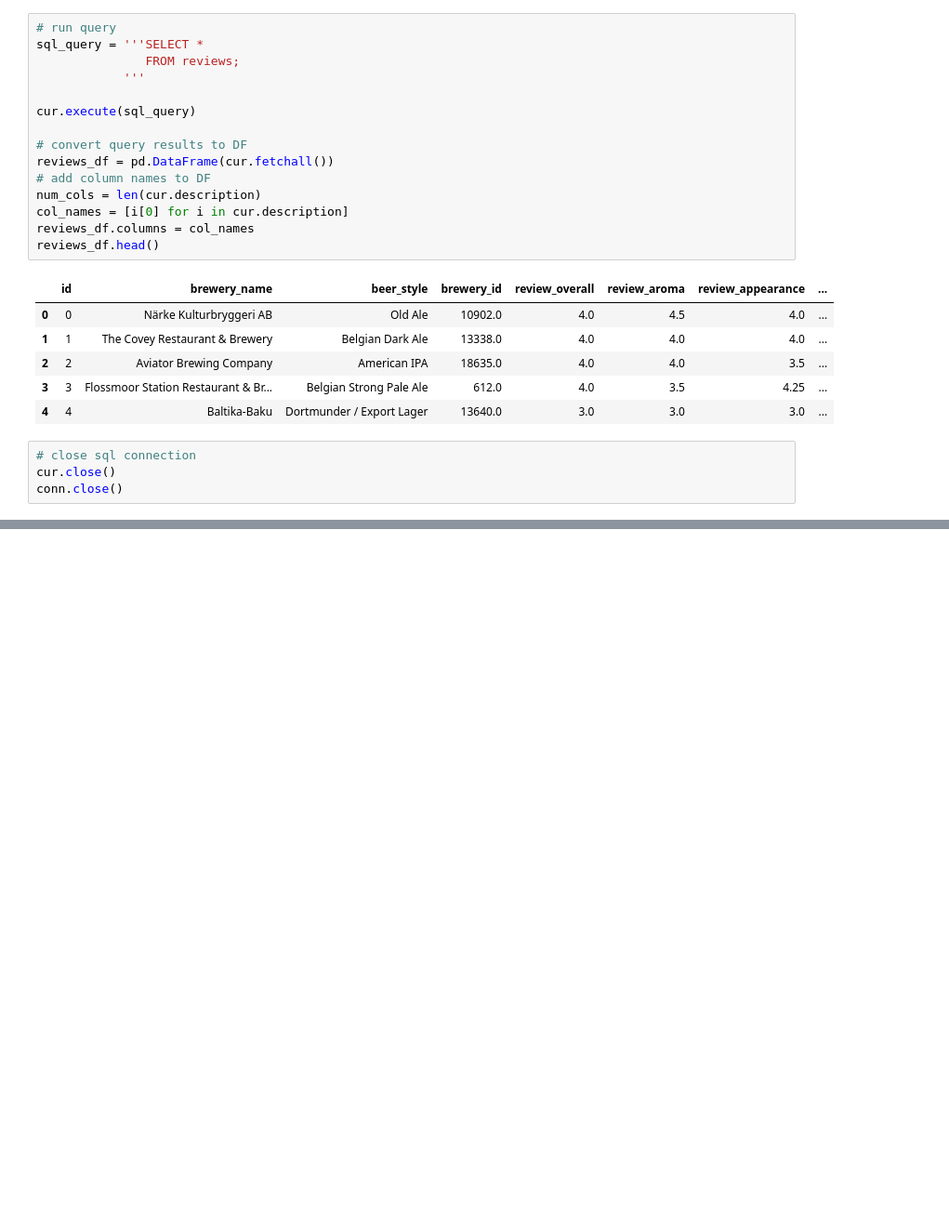
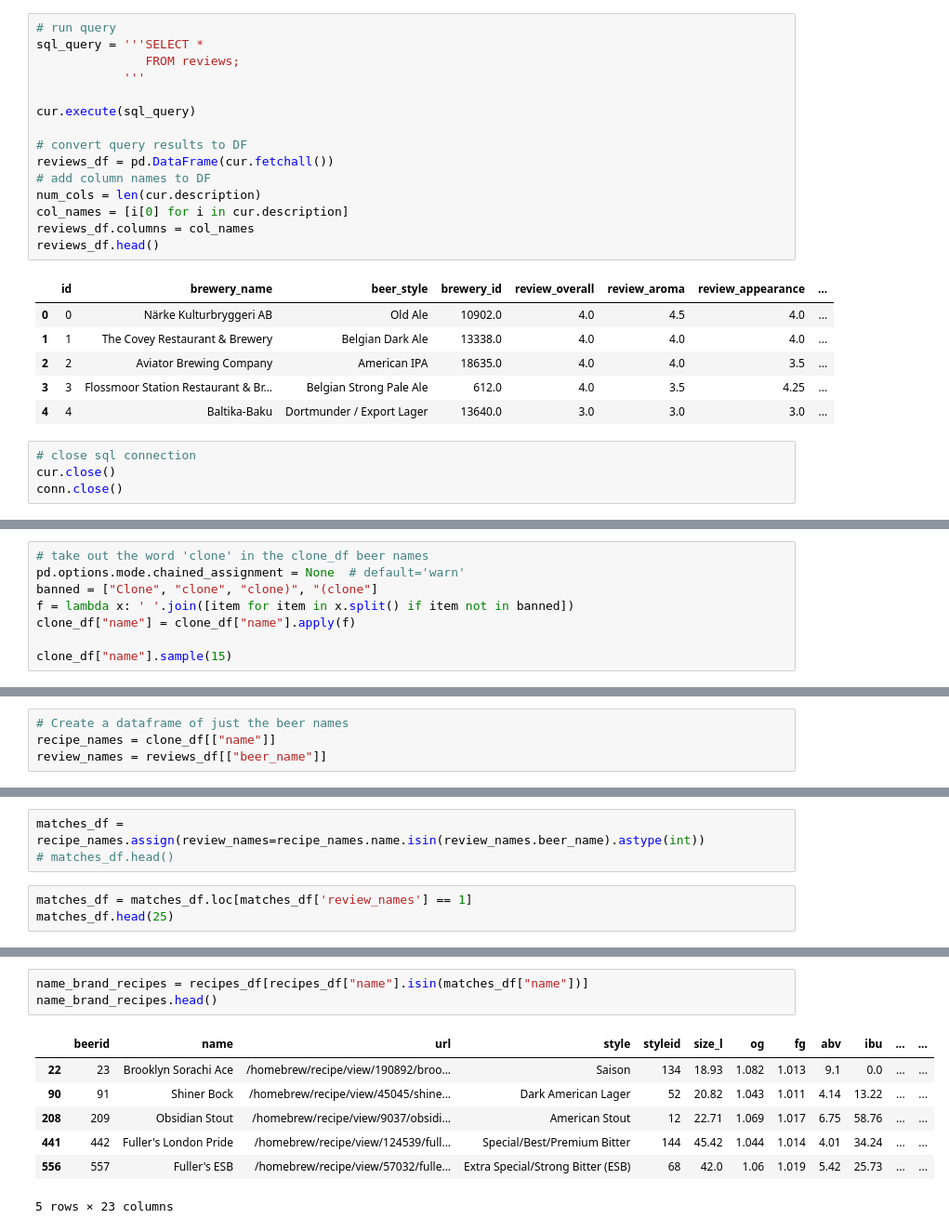
Before and after one commit to chase-dalton/Das-Boot-Brew-Review, a Jupyter notebook: Machine_learning/beer_reviews_ML.ipynb, the cells around one changed output, grey strips where cells are left out. Shown: that part at 93% size. Drawn from its saved outputs; the diff is of its cells as text; blank space fills up the shorter version.

```diff
--- a/Machine_learning/beer_reviews_ML.ipynb
+++ b/Machine_learning/beer_reviews_ML.ipynb
@@ -90,0 +187,8 @@ conn.close()
+# %%
+# take out the word 'clone' in the clone_df beer names
+pd.options.mode.chained_assignment = None  # default='warn'
+banned = ["Clone", "clone", "clone)", "(clone"]
+f = lambda x: ' '.join([item for item in x.split() if item not in banned])
+clone_df["name"] = clone_df["name"].apply(f)
+
+clone_df["name"].sample(15)
@@ -90,0 +231,4 @@ conn.close()
+# %%
+# Create a dataframe of just the beer names
+recipe_names = clone_df[["name"]]
+review_names = reviews_df[["beer_name"]]
@@ -90,0 +265,6 @@ conn.close()
+# %%
+matches_df = recipe_names.assign(review_names=recipe_names.name.isin(review_names.beer_name).astype(int))
+# matches_df.head()
+# %%
+matches_df = matches_df.loc[matches_df['review_names'] == 1]
+matches_df.head(25)
@@ -90,0 +309,11 @@ conn.close()
+# %%
+name_brand_recipes = recipes_df[recipes_df["name"].isin(matches_df["name"])]
+name_brand_recipes.head()
+# %% [output]
+|  | beerid | name | url | style | styleid | size_l | og | fg | abv | ibu | ... | ... |
+| 22 | 23 | Brooklyn Sorachi Ace | /homebrew/recipe/view/190892/broo... | Saison | 134 | 18.93 | 1.082 | 1.013 | 9.1 | 0.0 | ... | ... |
+| 90 | 91 | Shiner Bock | /homebrew/recipe/view/45045/shine... | Dark American Lager | 52 | 20.82 | 1.043 | 1.011 | 4.14 | 13.22 | ... | ... |
+| 208 | 209 | Obsidian Stout | /homebrew/recipe/view/9037/obsidi... | American Stout | 12 | 22.71 | 1.069 | 1.017 | 6.75 | 58.76 | ... | ... |
+| 441 | 442 | Fuller's London Pride | /homebrew/recipe/view/124539/full... | Special/Best/Premium Bitter | 144 | 45.42 | 1.044 | 1.014 | 4.01 | 34.24 | ... | ... |
+| 556 | 557 | Fuller's ESB | /homebrew/recipe/view/57032/fulle... | Extra Special/Strong Bitter (ESB) | 68 | 42.0 | 1.06 | 1.019 | 5.42 | 25.73 | ... | ... |
+5 rows × 23 columns
```
Also changed, not shown: parts of 24 cells of this notebook, 1 other file.
